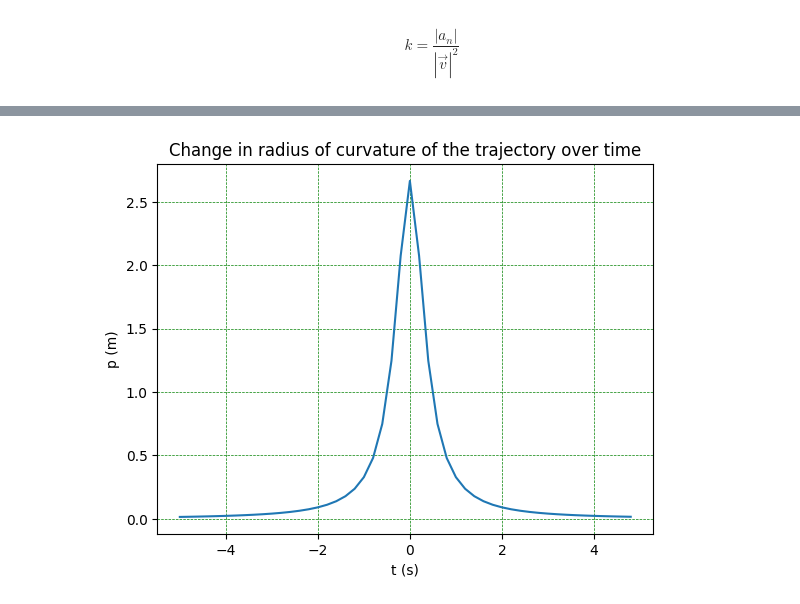
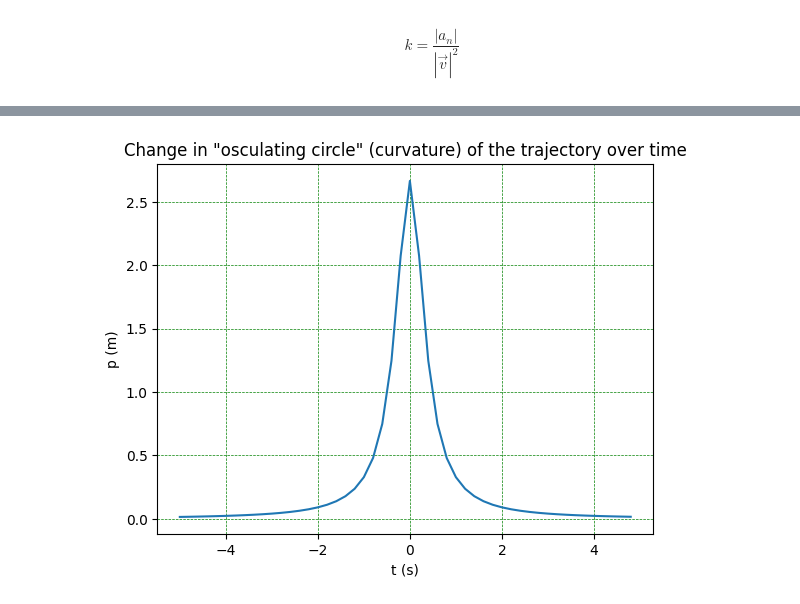
Before and after one commit to AsiiaPine/TMHW_1, a Jupyter notebook: Asnastasiia_homework1.ipynb, the cells around one changed output, grey strips where cells are left out. Cells and saved outputs as stored; diff of their text form; code cells hidden in the pictures.

```diff
--- a/Asnastasiia_homework1.ipynb
+++ b/Asnastasiia_homework1.ipynb
@@ -180,13 +145,13 @@ print(k_array)
 # %%
 fig, ax = plt.subplots()
 ax.plot(t_array, k_array)
 
 ax.set(xlabel='t (s)', ylabel='p (m)',
-       title='Change in radius of curvature of the trajectory over time')
+       title='Change in "osculating circle" (curvature) of the trajectory over time')
 ax.grid(color='green', linestyle='--', linewidth=0.5)
 plt.show()  # Show the plot
 # %% [output]
-[figure, old version]
+[figure, new version]
 # %%
 import numpy as np
 import matplotlib.pyplot as plt
```
Also changed, not shown: parts of 13 cells of this notebook, 2 other files.
